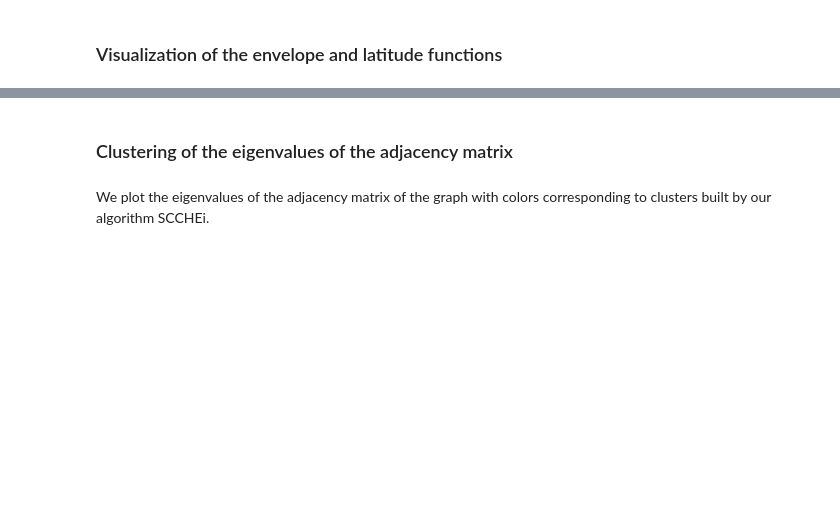
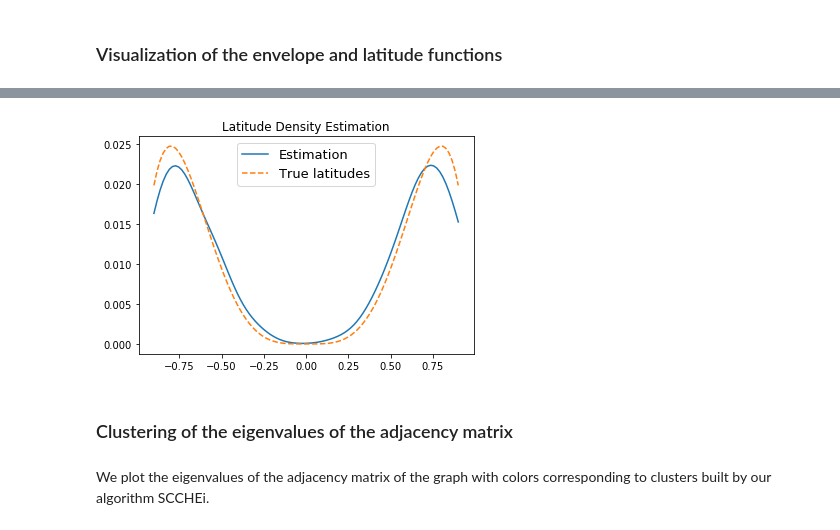
Before and after one commit to quentin-duchemin/Markovian-random-geometric-graph, a Jupyter notebook: Experiments.ipynb, the cells around one changed output, grey strips where cells are left out. Saved outputs shown, nothing was run; the diff lists cells and outputs as text; code cells hidden in the pictures; blank space fills up the shorter version.

```diff
--- a/Experiments.ipynb
+++ b/Experiments.ipynb
@@ -31,3 +27,7 @@ G.plot_densities_latitude()
+# %%
+G.plot_densities_latitude(savename='lat-mix-hea.png')
+# %% [output]
+[figure, added]
 # %% [markdown]
 ### Clustering of the eigenvalues of the adjacency matrix
 # %% [markdown]
```
Also changed, not shown: parts of 16 cells of this notebook, 11 other files.
